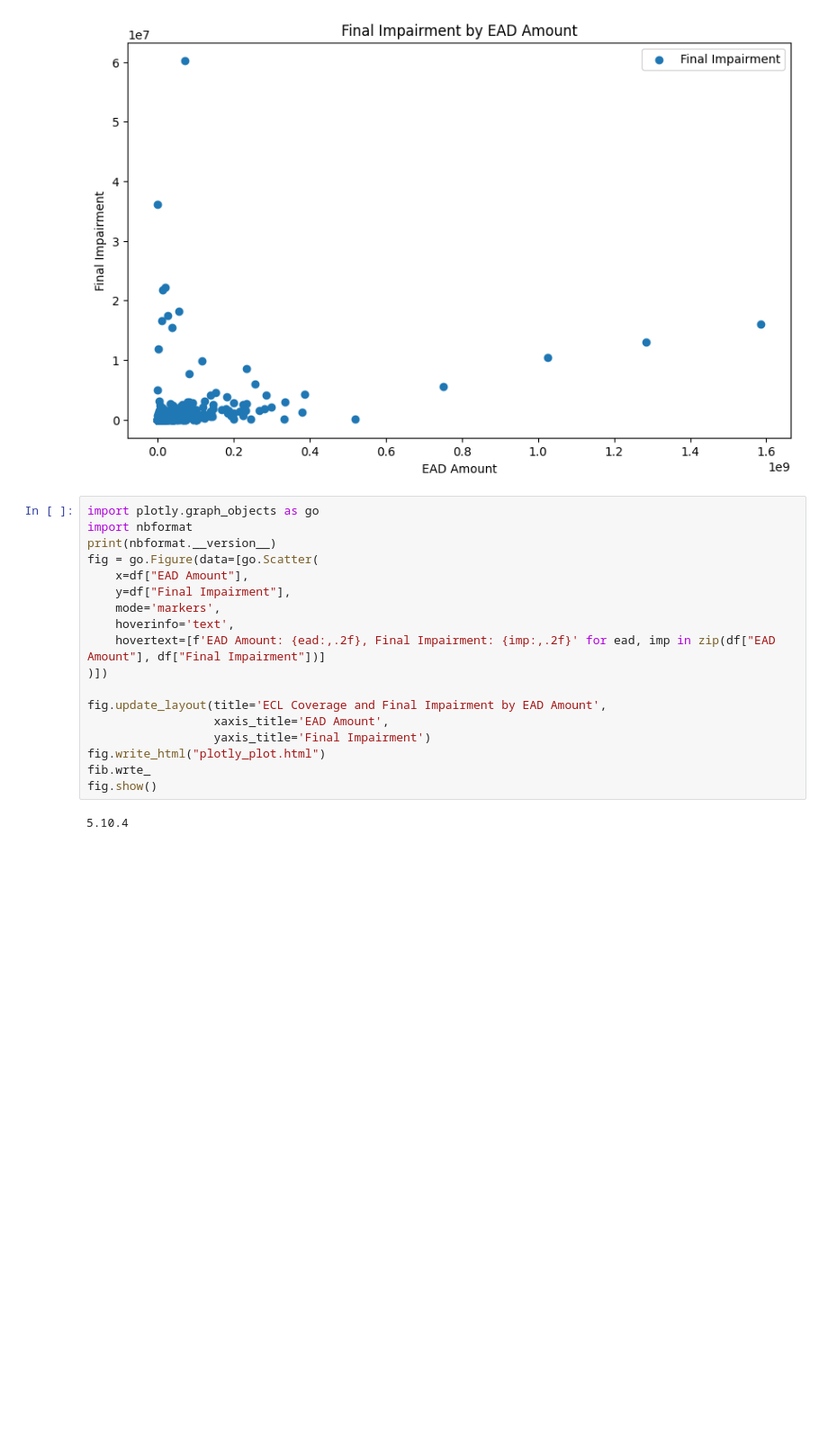
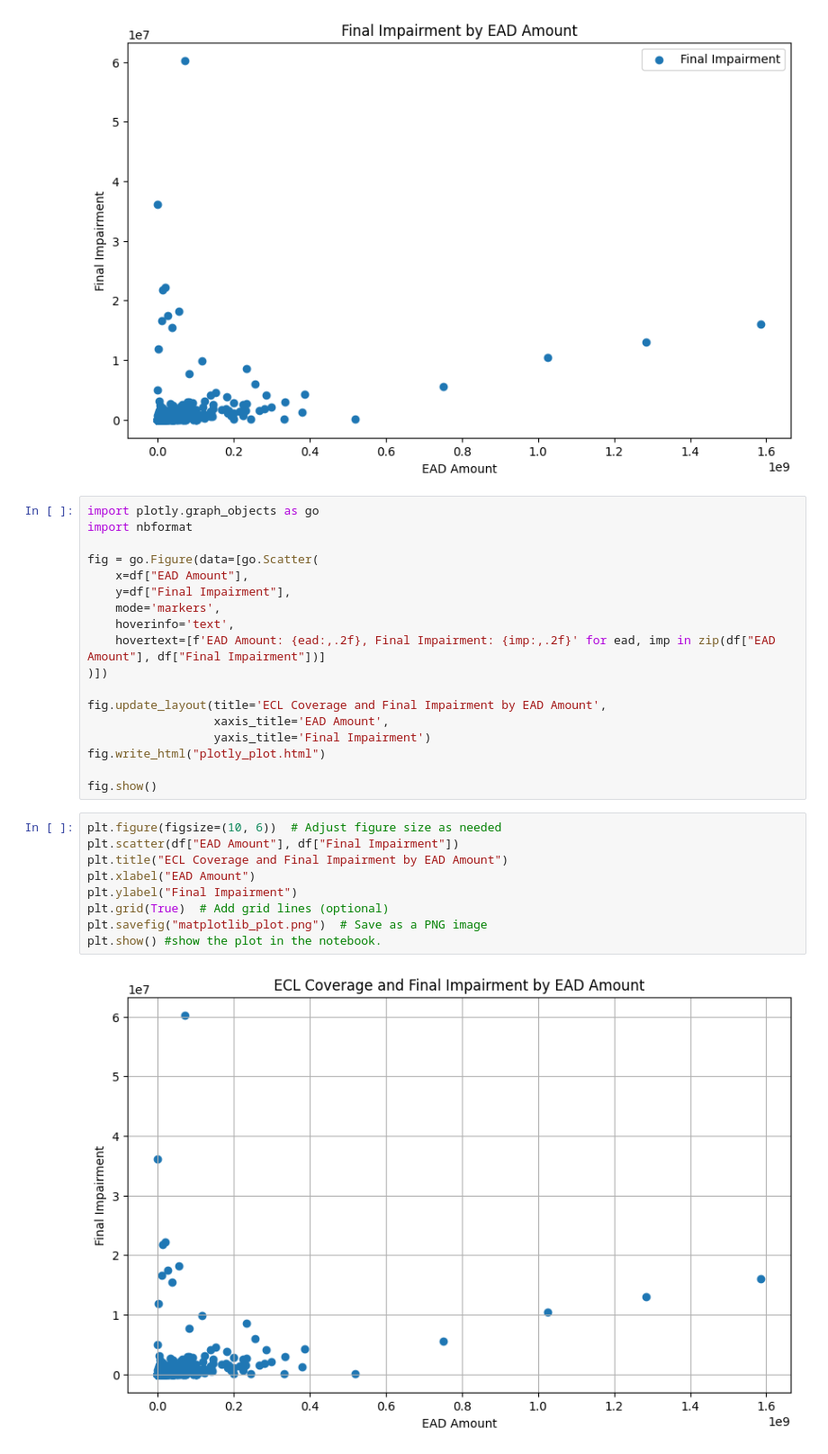
Before and after one commit to alisamirs/AuditMaster, a Jupyter notebook: AWBE ECL.ipynb, the cells around one changed output. Shown at 90% size. Drawn from its saved outputs; the diff is of its cells as text; blank space fills up the shorter version.

```diff
--- a/AWBE ECL.ipynb
+++ b/AWBE ECL.ipynb
@@ -135,7 +135,7 @@ plt.show()
 # %%
 import plotly.graph_objects as go
 import nbformat
-print(nbformat.__version__)
+
 fig = go.Figure(data=[go.Scatter(
     x=df["EAD Amount"],
     y=df["Final Impairment"],
@@ -148,7 +148,16 @@ fig.update_layout(title='ECL Coverage and Final Impairment by EAD Amount',
                   xaxis_title='EAD Amount',
                   yaxis_title='Final Impairment')
 fig.write_html("plotly_plot.html")
-fib.wrte_
+
 fig.show()
-# %% [output]
-5.10.4
+# %%
+plt.figure(figsize=(10, 6))  # Adjust figure size as needed
+plt.scatter(df["EAD Amount"], df["Final Impairment"])
+plt.title("ECL Coverage and Final Impairment by EAD Amount")
+plt.xlabel("EAD Amount")
+plt.ylabel("Final Impairment")
+plt.grid(True)  # Add grid lines (optional)
+plt.savefig("matplotlib_plot.png")  # Save as a PNG image
+plt.show() #show the plot in the notebook.
+# %% [output]
+[figure, added]
```
Also changed, not shown: 2 other files.
